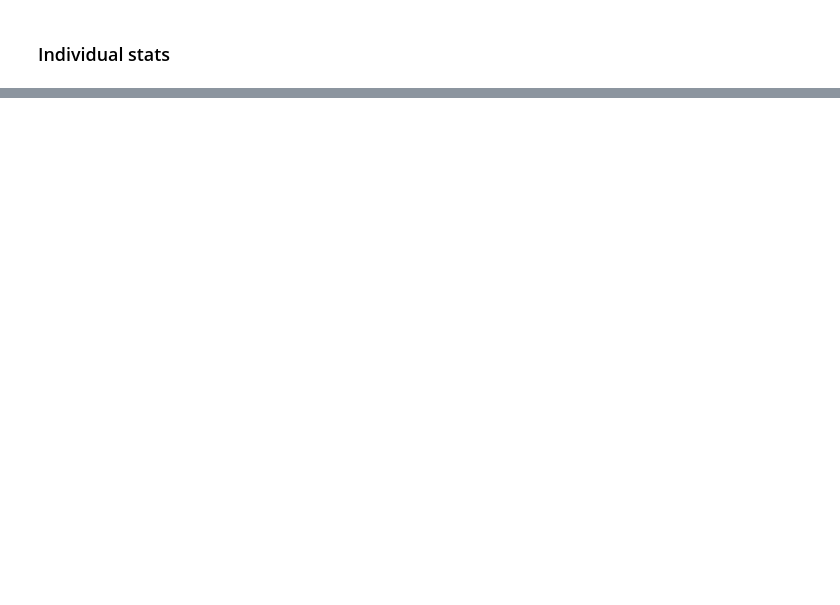
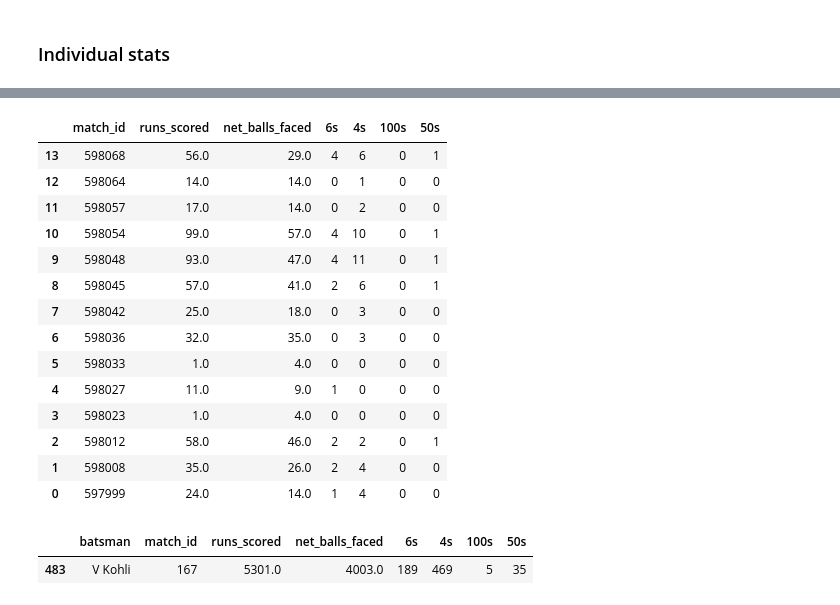
Before and after one commit to ravi-gopalan/ipl_analysis, a Jupyter notebook: ipl_analysis_v3.ipynb, the cells around one changed output, grey strips where cells are left out. Drawn from its saved outputs; the diff is of its cells as text; code cells hidden in the pictures; blank space fills up the shorter version.

```diff
--- a/ipl_analysis_v3.ipynb
+++ b/ipl_analysis_v3.ipynb
@@ -1852,0 +2402,33 @@ df_combined.head()
+# %%
+df_batsman.query('(batsman == "V Kohli") & (season == 2013)').groupby(['match_id'],as_index=False)['runs_scored','net_balls_faced','6s','4s','100s','50s'].sum().sort_values(by=['match_id'],ascending=False)
+# %% [output]
+|  | match_id | runs_scored | net_balls_faced | 6s | 4s | 100s | 50s |
+| 13 | 598068 | 56.0 | 29.0 | 4 | 6 | 0 | 1 |
+| 12 | 598064 | 14.0 | 14.0 | 0 | 1 | 0 | 0 |
+| 11 | 598057 | 17.0 | 14.0 | 0 | 2 | 0 | 0 |
+| 10 | 598054 | 99.0 | 57.0 | 4 | 10 | 0 | 1 |
+| 9 | 598048 | 93.0 | 47.0 | 4 | 11 | 0 | 1 |
+| 8 | 598045 | 57.0 | 41.0 | 2 | 6 | 0 | 1 |
+| 7 | 598042 | 25.0 | 18.0 | 0 | 3 | 0 | 0 |
+| 6 | 598036 | 32.0 | 35.0 | 0 | 3 | 0 | 0 |
+| 5 | 598033 | 1.0 | 4.0 | 0 | 0 | 0 | 0 |
+| 4 | 598027 | 11.0 | 9.0 | 1 | 0 | 0 | 0 |
+| 3 | 598023 | 1.0 | 4.0 | 0 | 0 | 0 | 0 |
+| 2 | 598012 | 58.0 | 46.0 | 2 | 2 | 0 | 1 |
+| 1 | 598008 | 35.0 | 26.0 | 2 | 4 | 0 | 0 |
+| 0 | 597999 | 24.0 | 14.0 | 1 | 4 | 0 | 0 |
+# %%
+df_batsman.groupby(['batsman'],as_index=False)\
+['match_id','runs_scored','net_balls_faced','6s','4s','100s','50s']\
+.agg({'match_id':'count',\
+     'runs_scored':'sum',\
+     'net_balls_faced':'sum',\
+     '6s':'sum',\
+     '4s':'sum',\
+     '100s':'sum',\
+     '50s':'sum'
+      })\
+.query('batsman == "V Kohli"')
+# %% [output]
+|  | batsman | match_id | runs_scored | net_balls_faced | 6s | 4s | 100s | 50s |
+| 483 | V Kohli | 167 | 5301.0 | 4003.0 | 189 | 469 | 5 | 35 |
```
Also changed, not shown: parts of 67 cells of this notebook.
